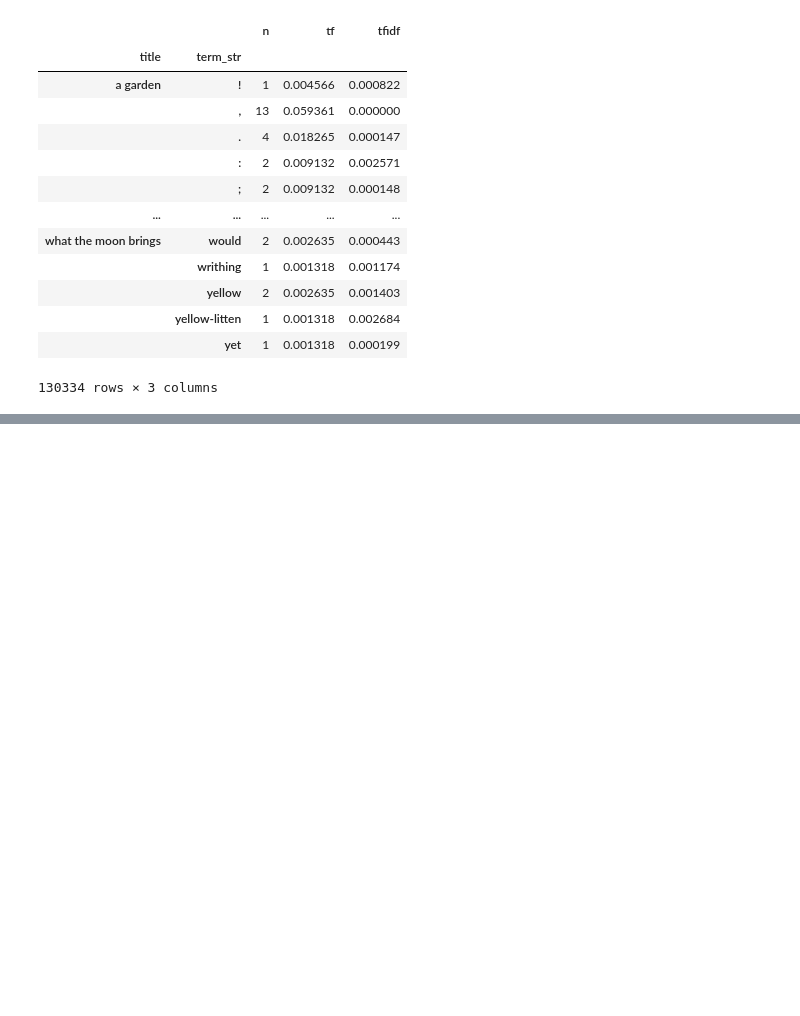
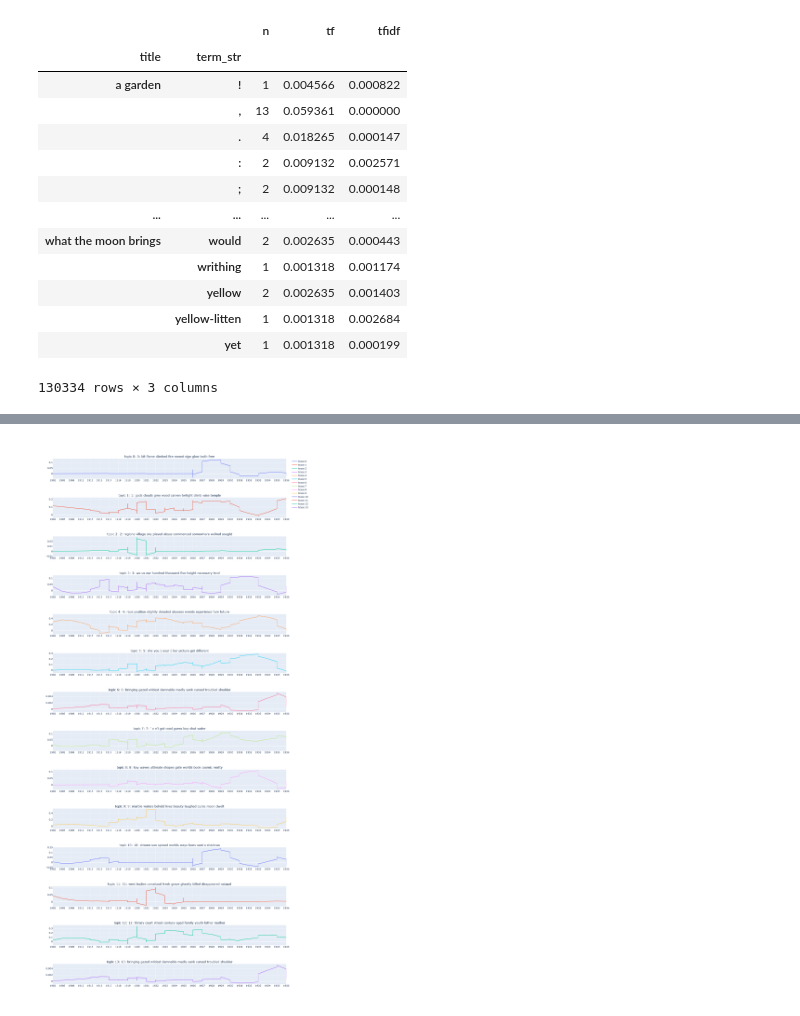
Before and after one commit to RyanDoesMath/Lovecraft-Digital-Analytical-Edition, a Jupyter notebook: lovecraft_ETA_LDA.ipynb, the cells around one changed output, grey strips where cells are left out. Saved outputs shown, nothing was run; the diff lists cells and outputs as text; code cells hidden in the pictures; blank space fills up the shorter version.

```diff
--- a/lovecraft_ETA_LDA.ipynb
+++ b/lovecraft_ETA_LDA.ipynb
@@ -158,0 +279,14 @@ tm_hp.get_doc_stats()
+# %%
+temp = pd.DataFrame(HP_IMG).copy()
+temp.index.rename('title', inplace=True)
+title_temp = LIB.copy()
+lib_temp = LIB.copy()
+title_temp.reset_index(inplace=True)
+title_temp = title_temp.apply(lambda x: f"{x.title[:30]} ({x.category[:1]})", 1).copy()
+lib_temp.index = title_temp
+
+temp = temp.join(lib_temp)
+# %%
+temp = temp[temp['date'] != 'N.D']
+# %%
+temp = temp.sort_values(by='date')
@@ -158,0 +314,14 @@ tm_hp.get_doc_stats()
+# %%
+fig = make_subplots(rows=n_topics - 1, cols=1,
+                    subplot_titles = ['topic ' + str(i) + ': ' + str(temp.columns[i]) for i in range(n_topics-1)])
+for i in range(n_topics-1):
+    topic = temp.columns[i]
+    fig.add_trace(
+        go.Scatter(x=temp[[topic, 'date']].date,
+            y=savgol_filter(list(temp[[topic, 'date']][topic]), 25, 5)),
+            row=i+1, col=1)
+# %%
+fig.update_layout(height=3000)
+fig.show()
+# %% [output]
+[figure, added]
```
Also changed, not shown: parts of 17 cells of this notebook.
